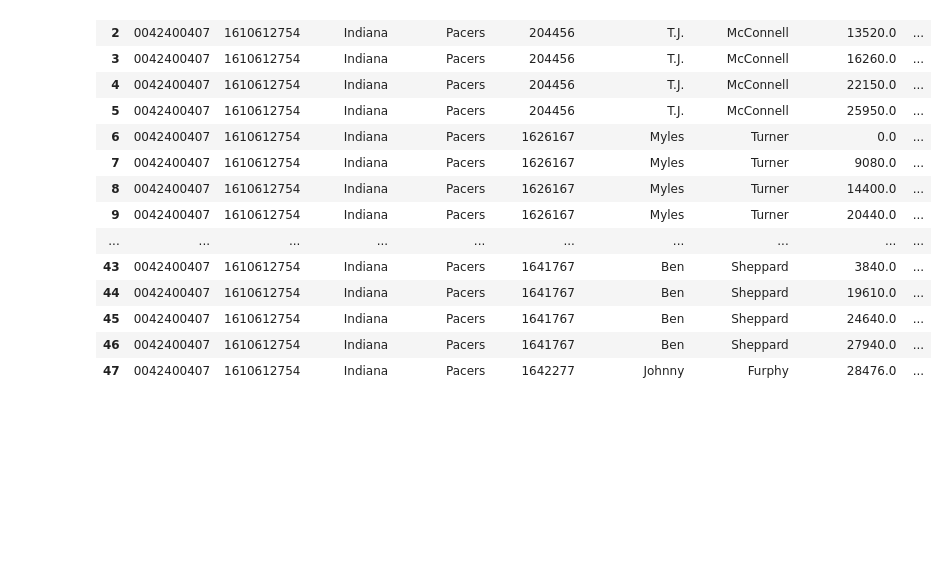
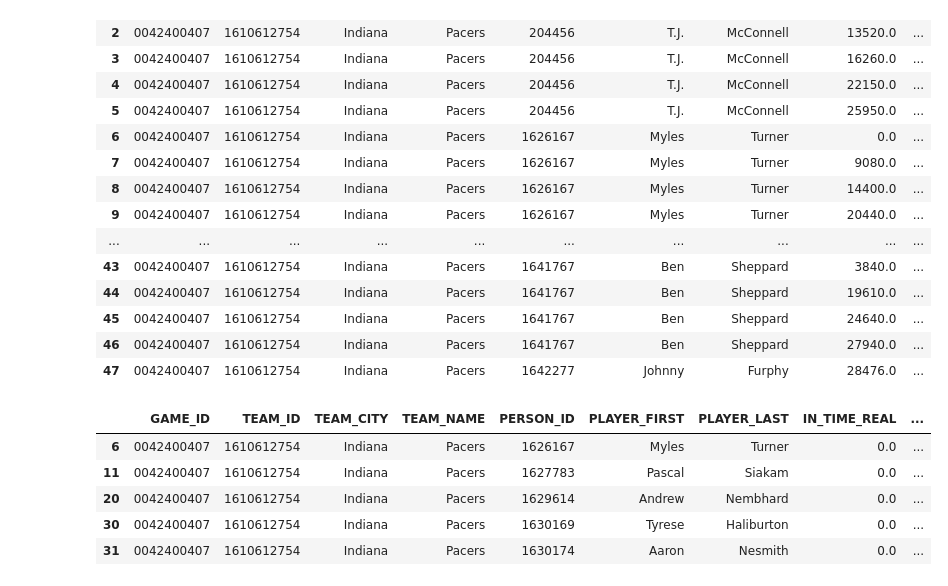
Before and after one commit to rickpatking/Lineups_Impact, a Jupyter notebook: notebooks/02_lineup_tracking_prototype.ipynb, the cells around one changed output. Cells and saved outputs as stored; diff of their text form; code cells hidden in the pictures; blank space fills up the shorter version.

```diff
--- a/notebooks/02_lineup_tracking_prototype.ipynb
+++ b/notebooks/02_lineup_tracking_prototype.ipynb
@@ -396,3 +396,13 @@ pp
 | 45 | 0042400407 | 1610612754 | Indiana | Pacers | 1641767 | Ben | Sheppard | 24640.0 | ... |
 | 46 | 0042400407 | 1610612754 | Indiana | Pacers | 1641767 | Ben | Sheppard | 27940.0 | ... |
 | 47 | 0042400407 | 1610612754 | Indiana | Pacers | 1642277 | Johnny | Furphy | 28476.0 | ... |
+# %%
+starters = pp[pp['IN_TIME_REAL'] == 0].copy()
+starters
+# %% [output]
+|  | GAME_ID | TEAM_ID | TEAM_CITY | TEAM_NAME | PERSON_ID | PLAYER_FIRST | PLAYER_LAST | IN_TIME_REAL | ... |
+| 6 | 0042400407 | 1610612754 | Indiana | Pacers | 1626167 | Myles | Turner | 0.0 | ... |
+| 11 | 0042400407 | 1610612754 | Indiana | Pacers | 1627783 | Pascal | Siakam | 0.0 | ... |
+| 20 | 0042400407 | 1610612754 | Indiana | Pacers | 1629614 | Andrew | Nembhard | 0.0 | ... |
+| 30 | 0042400407 | 1610612754 | Indiana | Pacers | 1630169 | Tyrese | Haliburton | 0.0 | ... |
+| 31 | 0042400407 | 1610612754 | Indiana | Pacers | 1630174 | Aaron | Nesmith | 0.0 | ... |
```
Also changed, not shown: parts of 8 cells of this notebook, 3 other files.
